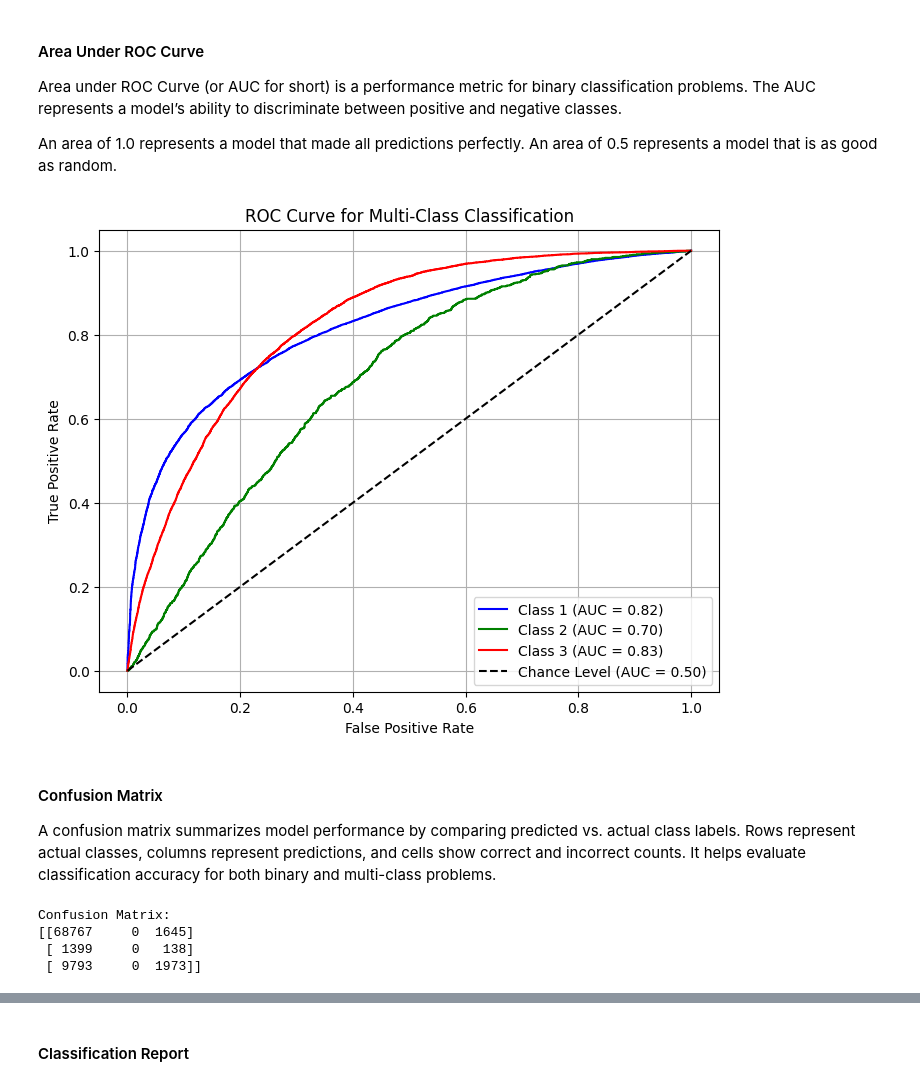
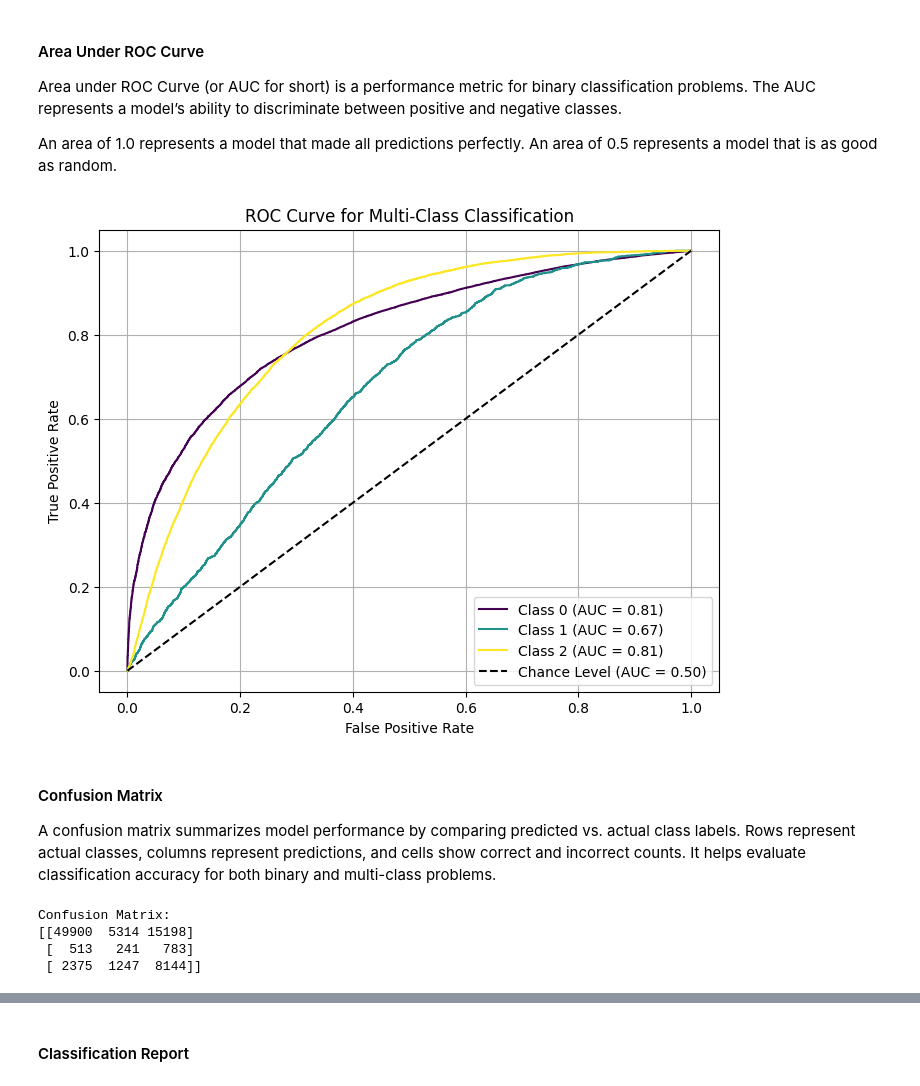
Before and after one commit to SumiranRai/MDSC-Lab, a Jupyter notebook: MDSC-203-Machine-Learning/Machine_Learning_Assignment.ipynb, the cells around one changed output, grey strips where cells are left out. Saved outputs shown, nothing was run; the diff lists cells and outputs as text; code cells hidden in the pictures.

```diff
--- a/MDSC-203-Machine-Learning/Machine_Learning_Assignment.ipynb
+++ b/MDSC-203-Machine-Learning/Machine_Learning_Assignment.ipynb
@@ -762,50 +762,49 @@ classes.
 An area of 1.0 represents a model that made all predictions perfectly. An area of
 0.5 represents a model that is as good as random.
 # %%
+from sklearn.metrics import roc_curve, auc
 from sklearn.preprocessing import label_binarize
-from sklearn.metrics import roc_curve, auc
 from sklearn.multiclass import OneVsRestClassifier
 
-# Binarize the labels for multi-class ROC AUC
-Y_binarized = label_binarize(Y, classes=np.unique(Y))
-n_classes = Y_binarized.shape[1]
+# Assuming Y_train and Y_test contain class labels as integers (0, 1, 2, ...)
+n_classes = len(np.unique(Y_train))  # Ensure we use training labels to determine classes
 
-# Split dataset
-X_train, X_test, Y_train, Y_test = train_test_split(X, Y_binarized, test_size=0.2, random_state=42)
+# Binarize labels for multi-class ROC (only for Y_test)
+Y_test_binarized = label_binarize(Y_test, classes=np.arange(n_classes))
 
-# Standardize features
+# Standardize the input features
 scaler = StandardScaler()
 X_train = scaler.fit_transform(X_train)
 X_test = scaler.transform(X_test)
 
 # Train OneVsRest Classifier with Logistic Regression
-model = OneVsRestClassifier(LogisticRegression(solver='saga', max_iter=500))
+model = OneVsRestClassifier(LogisticRegression(solver='saga', max_iter=500, class_weight="balanced"))
 model.fit(X_train, Y_train)
 
-# Get probabilities
+# Get probability scores
 Y_score = model.predict_proba(X_test)
 
 # Plot ROC Curve
 plt.figure(figsize=(8, 6))
-colors = ['blue', 'green', 'red']
+colors = plt.cm.viridis(np.linspace(0, 1, n_classes))  # Dynamically generate colors
 
 for i in range(n_classes):
-    fpr, tpr, _ = roc_curve(Y_test[:, i], Y_score[:, i])
+    fpr, tpr, _ = roc_curve(Y_test_binarized[:, i], Y_score[:, i])
     roc_auc = auc(fpr, tpr)
-    plt.plot(fpr, tpr, color=colors[i], label=f"Class {i+1} (AUC = {roc_auc:.2f})")
+    plt.plot(fpr, tpr, color=colors[i], label=f"Class {i} (AUC = {roc_auc:.2f})")
 
 # Plot random chance line
 plt.plot([0, 1], [0, 1], "k--", label="Chance Level (AUC = 0.50)")
 
 # Formatting the plot
 plt.xlabel("False Positive Rate")
 plt.ylabel("True Positive Rate")
 plt.title("ROC Curve for Multi-Class Classification")
 plt.legend(loc="lower right")
 plt.grid(True)
 plt.show()
 # %% [output]
-[figure, old version]
+[figure, new version]
 # %% [markdown]
 #### Confusion Matrix
 
@@ -816,7 +815,7 @@ from sklearn.metrics import confusion_matrix
 X_train, X_test, Y_train, Y_test = train_test_split(X, Y, test_size=test_size, random_state=seed)
 
 # Define logistic regression model with multi-class support
-model = OneVsRestClassifier(LogisticRegression(solver='saga', max_iter=500) ) # or 'multinomial'
+model = OneVsRestClassifier(LogisticRegression(solver='saga', max_iter=500, class_weight="balanced") ) # or 'multinomial'
 model.fit(X_train, Y_train)
 
 # Make predictions
@@ -830,9 +829,9 @@ print("Confusion Matrix:")
 print(matrix)
 # %% [output]
 Confusion Matrix:
-[[68767     0  1645]
- [ 1399     0   138]
- [ 9793     0  1973]]
+[[49900  5314 15198]
+ [  513   241   783]
+ [ 2375  1247  8144]]
 # %%
 plt.figure(figsize=(6, 5))
 sns.heatmap(matrix, annot=True, fmt="d", cmap="Blues", xticklabels=["No Diabetes", "Prediabetes", "Diabetes"],
```
Also changed, not shown: parts of 5 cells of this notebook.
